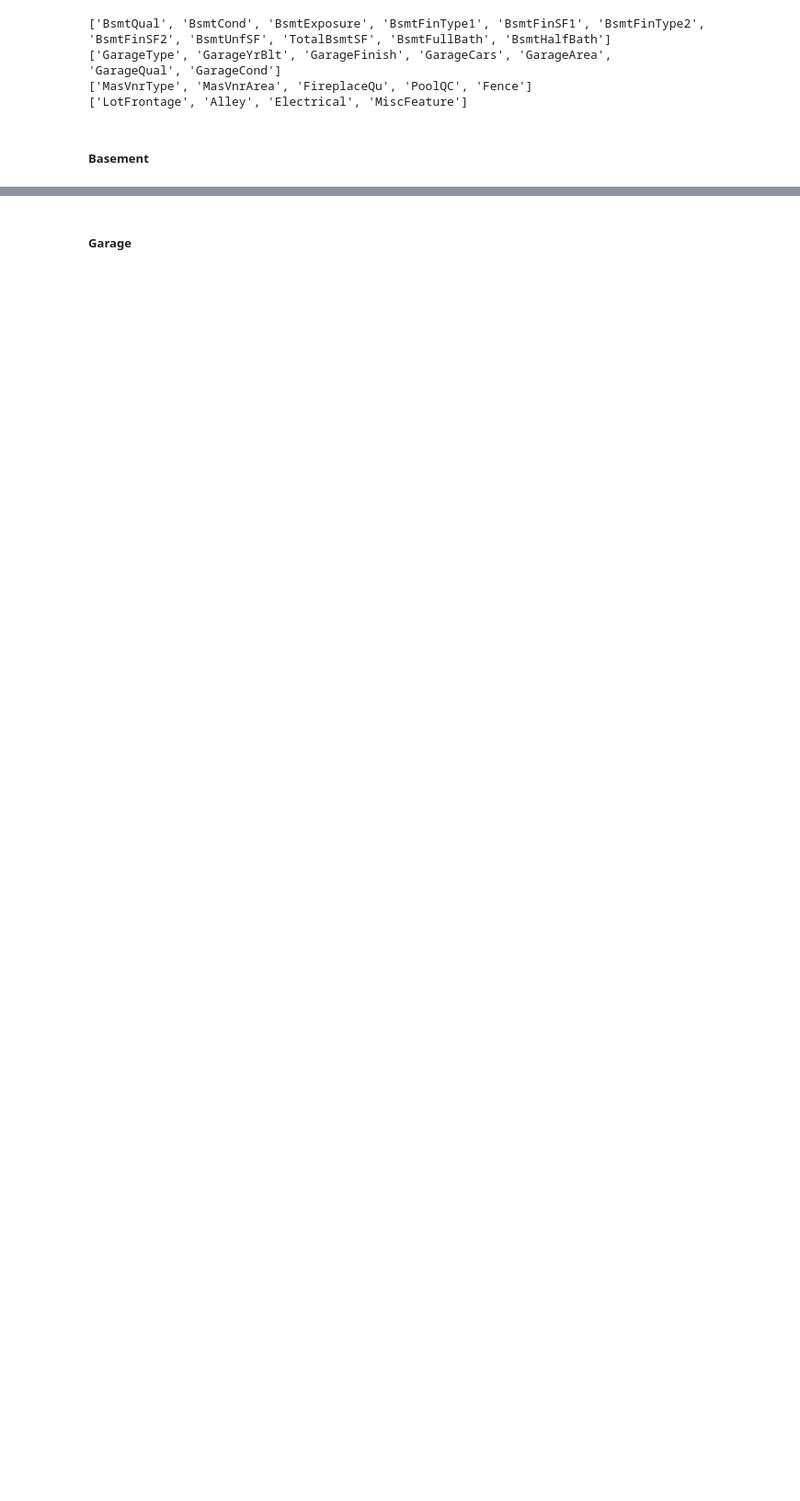
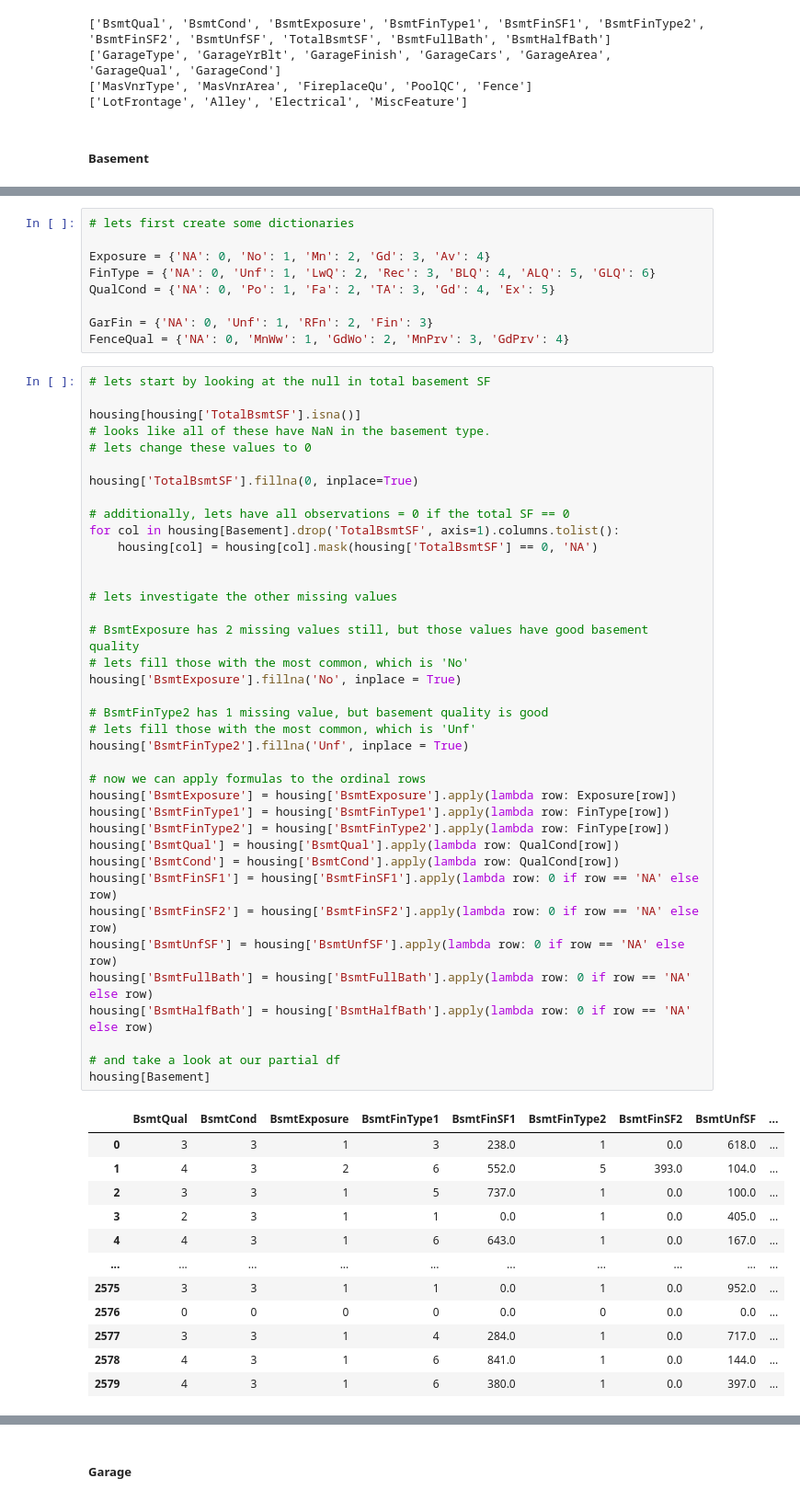
Before and after one commit to danielosetiawan/Ames_Housing_ML, a Jupyter notebook: DS - Ames.ipynb, the cells around one changed output, grey strips where cells are left out. Shown at 92% size. Cells and saved outputs as stored; diff of their text form; blank space fills up the shorter version.

```diff
--- a/DS - Ames.ipynb
+++ b/DS - Ames.ipynb
@@ -224,0 +81,60 @@ housing[Basement]
+# %%
+# lets first create some dictionaries
+
+Exposure = {'NA': 0, 'No': 1, 'Mn': 2, 'Gd': 3, 'Av': 4}
+FinType = {'NA': 0, 'Unf': 1, 'LwQ': 2, 'Rec': 3, 'BLQ': 4, 'ALQ': 5, 'GLQ': 6}
+QualCond = {'NA': 0, 'Po': 1, 'Fa': 2, 'TA': 3, 'Gd': 4, 'Ex': 5}
+
+GarFin = {'NA': 0, 'Unf': 1, 'RFn': 2, 'Fin': 3}
+FenceQual = {'NA': 0, 'MnWw': 1, 'GdWo': 2, 'MnPrv': 3, 'GdPrv': 4}
+# %%
+# lets start by looking at the null in total basement SF
+
+housing[housing['TotalBsmtSF'].isna()]
+# looks like all of these have NaN in the basement type.
+# lets change these values to 0
+
+housing['TotalBsmtSF'].fillna(0, inplace=True)
+
+# additionally, lets have all observations = 0 if the total SF == 0
+for col in housing[Basement].drop('TotalBsmtSF', axis=1).columns.tolist():
+    housing[col] = housing[col].mask(housing['TotalBsmtSF'] == 0, 'NA')
+
+
+# lets investigate the other missing values
+
+# BsmtExposure has 2 missing values still, but those values have good basement quality
+# lets fill those with the most common, which is 'No'
+housing['BsmtExposure'].fillna('No', inplace = True)
+
+# BsmtFinType2 has 1 missing value, but basement quality is good
+# lets fill those with the most common, which is 'Unf'
+housing['BsmtFinType2'].fillna('Unf', inplace = True)
+
+# now we can apply formulas to the ordinal rows
+housing['BsmtExposure'] = housing['BsmtExposure'].apply(lambda row: Exposure[row])
+housing['BsmtFinType1'] = housing['BsmtFinType1'].apply(lambda row: FinType[row])
+housing['BsmtFinType2'] = housing['BsmtFinType2'].apply(lambda row: FinType[row])
+housing['BsmtQual'] = housing['BsmtQual'].apply(lambda row: QualCond[row])
+housing['BsmtCond'] = housing['BsmtCond'].apply(lambda row: QualCond[row])
+housing['BsmtFinSF1'] = housing['BsmtFinSF1'].apply(lambda row: 0 if row == 'NA' else row)
+housing['BsmtFinSF2'] = housing['BsmtFinSF2'].apply(lambda row: 0 if row == 'NA' else row)
+housing['BsmtUnfSF'] = housing['BsmtUnfSF'].apply(lambda row: 0 if row == 'NA' else row)
+housing['BsmtFullBath'] = housing['BsmtFullBath'].apply(lambda row: 0 if row == 'NA' else row)
+housing['BsmtHalfBath'] = housing['BsmtHalfBath'].apply(lambda row: 0 if row == 'NA' else row)
+
+# and take a look at our partial df
+housing[Basement]
+# %% [output]
+|  | BsmtQual | BsmtCond | BsmtExposure | BsmtFinType1 | BsmtFinSF1 | BsmtFinType2 | BsmtFinSF2 | BsmtUnfSF | ... |
+| 0 | 3 | 3 | 1 | 3 | 238.0 | 1 | 0.0 | 618.0 | ... |
+| 1 | 4 | 3 | 2 | 6 | 552.0 | 5 | 393.0 | 104.0 | ... |
+| 2 | 3 | 3 | 1 | 5 | 737.0 | 1 | 0.0 | 100.0 | ... |
+| 3 | 2 | 3 | 1 | 1 | 0.0 | 1 | 0.0 | 405.0 | ... |
+| 4 | 4 | 3 | 1 | 6 | 643.0 | 1 | 0.0 | 167.0 | ... |
+| ... | ... | ... | ... | ... | ... | ... | ... | ... | ... |
+| 2575 | 3 | 3 | 1 | 1 | 0.0 | 1 | 0.0 | 952.0 | ... |
+| 2576 | 0 | 0 | 0 | 0 | 0.0 | 0 | 0.0 | 0.0 | ... |
+| 2577 | 3 | 3 | 1 | 4 | 284.0 | 1 | 0.0 | 717.0 | ... |
+| 2578 | 4 | 3 | 1 | 6 | 841.0 | 1 | 0.0 | 144.0 | ... |
+| 2579 | 4 | 3 | 1 | 6 | 380.0 | 1 | 0.0 | 397.0 | ... |
```
Also changed, not shown: parts of 84 cells of this notebook, 2 other files.
